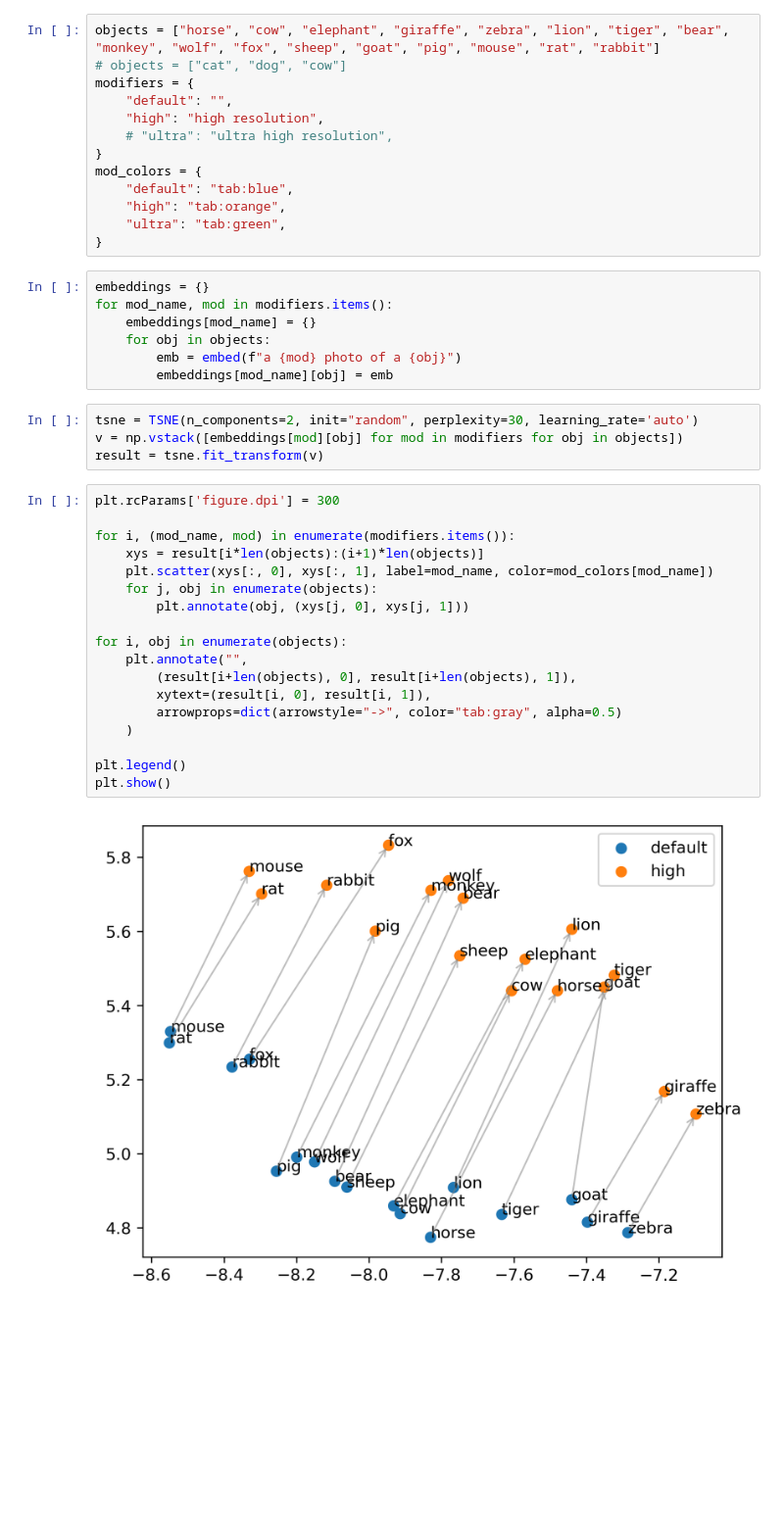
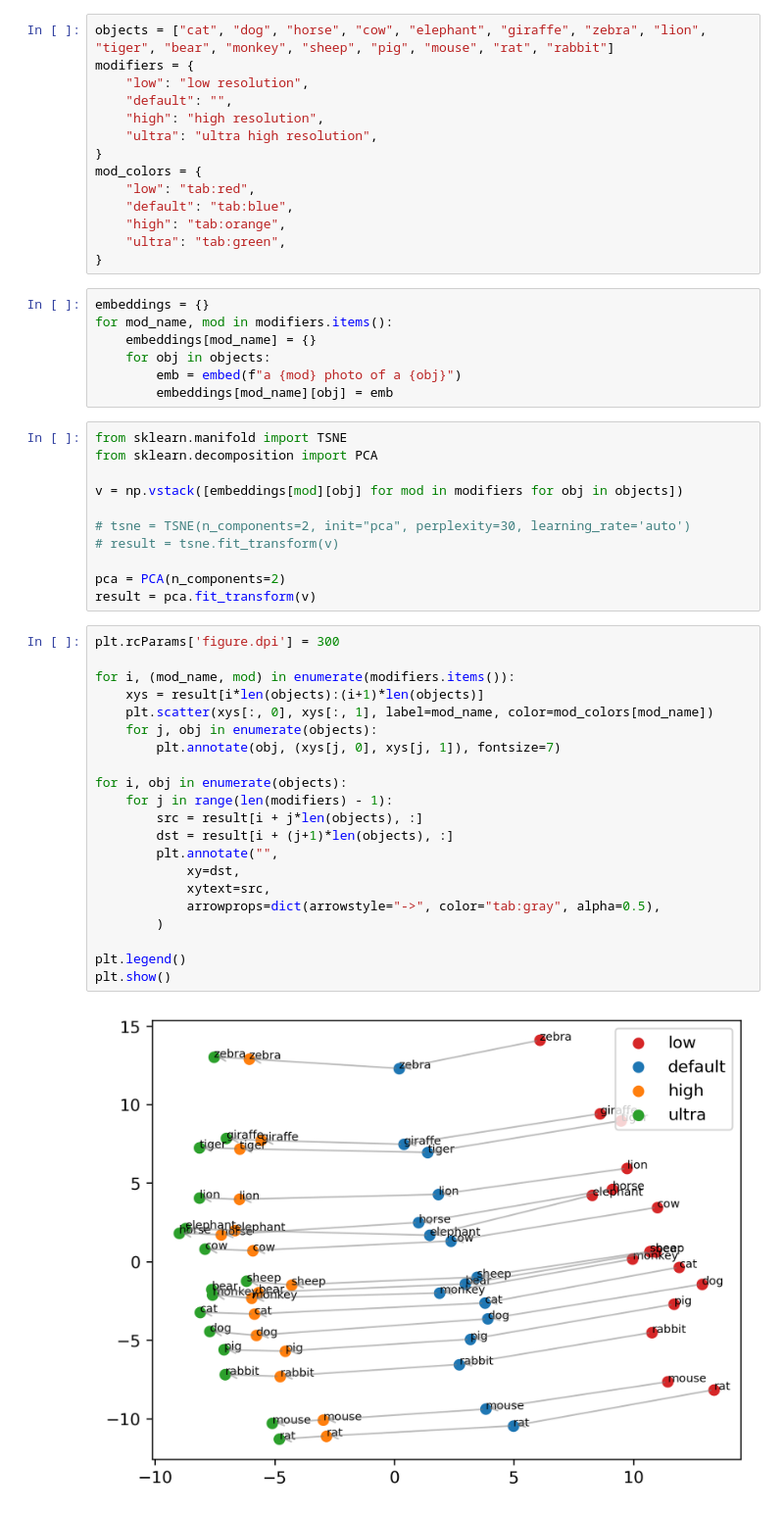
Before and after one commit to ShawnZhong/InvokeAI, a Jupyter notebook: main.ipynb, the cells around one changed output. Shown: that part at 98% size. Saved outputs shown, nothing was run; the diff lists cells and outputs as text; blank space fills up the shorter version.

```diff
--- a/main.ipynb
+++ b/main.ipynb
@@ -23,14 +22,15 @@ def embed(text):
     tensor = text_model(input_ids).pooler_output
     return tensor.squeeze().detach().numpy()
 # %%
-objects = ["horse", "cow", "elephant", "giraffe", "zebra", "lion", "tiger", "bear", "monkey", "wolf", "fox", "sheep", "goat", "pig", "mouse", "rat", "rabbit"]
-# objects = ["cat", "dog", "cow"]
+objects = ["cat", "dog", "horse", "cow", "elephant", "giraffe", "zebra", "lion", "tiger", "bear", "monkey", "sheep", "pig", "mouse", "rat", "rabbit"]
 modifiers = {
+    "low": "low resolution",
     "default": "",
     "high": "high resolution",
-    # "ultra": "ultra high resolution",
+    "ultra": "ultra high resolution",
 }
 mod_colors = {
+    "low": "tab:red",
     "default": "tab:blue",
     "high": "tab:orange",
     "ultra": "tab:green",
@@ -43,26 +43,36 @@ for mod_name, mod in modifiers.items():
         emb = embed(f"a {mod} photo of a {obj}")
         embeddings[mod_name][obj] = emb
 # %%
-tsne = TSNE(n_components=2, init="random", perplexity=30, learning_rate='auto')
+from sklearn.manifold import TSNE
+from sklearn.decomposition import PCA
+
 v = np.vstack([embeddings[mod][obj] for mod in modifiers for obj in objects])
-result = tsne.fit_transform(v)
+
+# tsne = TSNE(n_components=2, init="pca", perplexity=30, learning_rate='auto')
+# result = tsne.fit_transform(v)
+
+pca = PCA(n_components=2)
+result = pca.fit_transform(v)
 # %%
 plt.rcParams['figure.dpi'] = 300
 
 for i, (mod_name, mod) in enumerate(modifiers.items()):
     xys = result[i*len(objects):(i+1)*len(objects)]
     plt.scatter(xys[:, 0], xys[:, 1], label=mod_name, color=mod_colors[mod_name])
     for j, obj in enumerate(objects):
-        plt.annotate(obj, (xys[j, 0], xys[j, 1]))
+        plt.annotate(obj, (xys[j, 0], xys[j, 1]), fontsize=7)
 
 for i, obj in enumerate(objects):
-    plt.annotate("",
-        (result[i+len(objects), 0], result[i+len(objects), 1]),
-        xytext=(result[i, 0], result[i, 1]),
-        arrowprops=dict(arrowstyle="->", color="tab:gray", alpha=0.5)
-    )
+    for j in range(len(modifiers) - 1):
+        src = result[i + j*len(objects), :]
+        dst = result[i + (j+1)*len(objects), :]
+        plt.annotate("",
+            xy=dst,
+            xytext=src,
+            arrowprops=dict(arrowstyle="->", color="tab:gray", alpha=0.5),
+        )
 
 plt.legend()
 plt.show()
 # %% [output]
-[figure, old version]
+[figure, new version]
```
Also changed, not shown: parts of 1 cell of this notebook.
